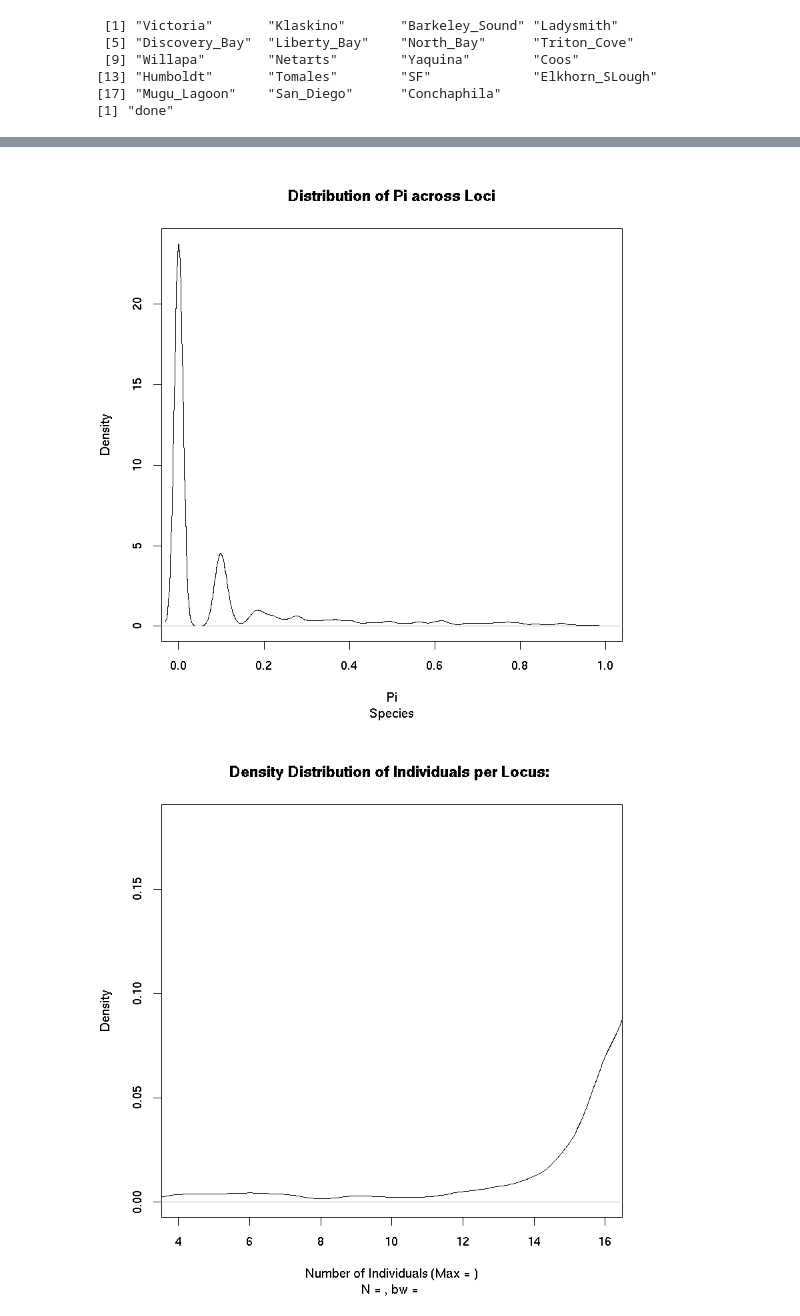
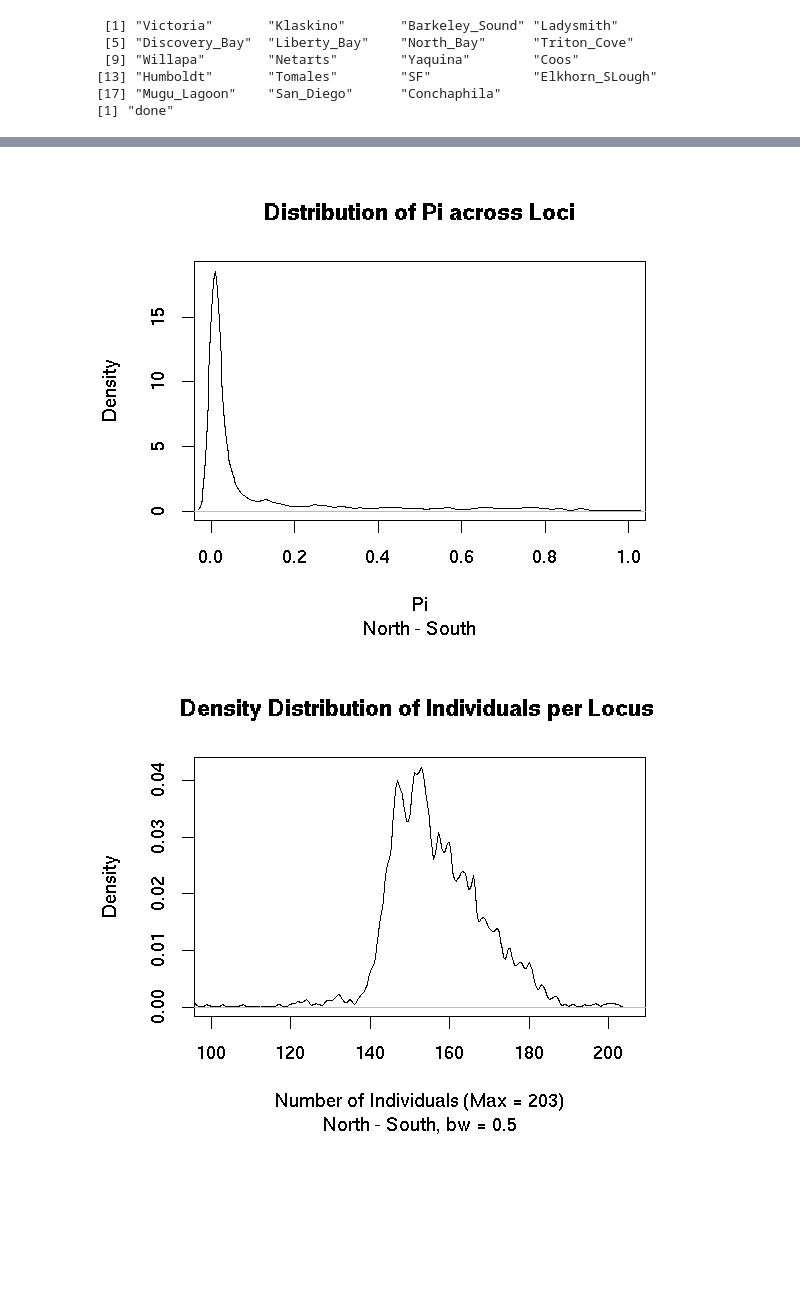
Before and after one commit to ksil91/2016_Notebook, a Jupyter notebook: Exploring_GBS_Data_With_R.ipynb, the cells around one changed output, grey strips where cells are left out. Saved outputs shown, nothing was run; the diff lists cells and outputs as text; code cells hidden in the pictures; blank space fills up the shorter version.

```diff
--- a/Exploring_GBS_Data_With_R.ipynb
+++ b/Exploring_GBS_Data_With_R.ipynb
@@ -314,17 +334,16 @@ Lets take a look at one pair of populations.
 # %%
 ## Create matricx with all data
-library(ggplot2)
-pi = read.table("over10k-min75H32u_Victoria_San_Diego.pi")
-f_null = read.table("over10k-min75H32u_Victoria_San_Diego.null_fst")
-f_test = read.table("over10k-min75H32u_Victoria_San_Diego.fst")
-cover_test = read.table("over10k-min75H32u_Victoria_San_Diego.genocover")
-af = read.table("over10k-min75H32u_Victoria_San_Diego.af")
-#HW_chi = read.table("over10k-min75H32u_Victoria_San_Diego.HW")
-allele_class = read.table("over10k-min75H32u_Victoria_San_Diego.AC")
+pi = read.table("over10k-min75H32u_North_South.pi")
+f_null = read.table("over10k-min75H32u_North_South.null_fst")
+f_test = read.table("over10k-min75H32u_North_South.fst")
+cover_test = read.table("over10k-min75H32u_North_South.genocover")
+af = read.table("over10k-min75H32u_North_South.af")
+HW_chi = read.table("over10k-min75H32u_North_South.HW")
+allele_class = read.table("over10k-min75H32u_North_South.AC")
 
-FST_data = cbind(f_null,f_test,cover_test,pi,af,allele_class)
-#names(FST_data) = c("F_null","F_test","Cover","Pi","AF","HW","AC")
-names(FST_data) = c("F_null","F_test","Cover","Pi","AF","AC")
+FST_data = cbind(f_null,f_test,cover_test,pi,af,HW_chi,allele_class)
+names(FST_data) = c("F_null","F_test","Cover","Pi","AF","HW","AC")
+#names(FST_data) = c("F_null","F_test","Cover","Pi","AF","AC")
 # %%
 ##SUBSETS FST DATA INTO COVERAGE GROUPS
 for (i in min(cover_test):max(cover_test)){
@@ -351,8 +372,9 @@ FST_data_AC_HT = subset(FST_data_AC, F_test == 1)
 # %%
+options(repr.plot.width=5,repr.plot.height=4)
 #Plot densities of these values
-plot(density(FST_data$Pi,bw=0.01, na.rm=TRUE),xlim=c(0,1),main="Distribution of Pi across Loci", xlab="Pi", sub="Species")
-plot(density(FST_data$Cover,bw=0.5),xlim=c(4,16),main="Density Distribution of Individuals per Locus: ", xlab="Number of Individuals (Max = )",sub="N = , bw = ")
+plot(density(FST_data$Pi,bw=0.01, na.rm=TRUE),xlim=c(0,1),main="Distribution of Pi across Loci", xlab="Pi", sub="North - South")
+plot(density(FST_data$Cover,bw=0.5),xlim=c(100,205),main="Density Distribution of Individuals per Locus ", xlab="Number of Individuals (Max = 203)",sub="North - South, bw = 0.5")
 # %% [output]
-[figure, old version]
+[figure, new version]
-[figure, old version]
+[figure, new version]
 # %%
```
Also changed, not shown: parts of 24 cells of this notebook, 3 other files.
